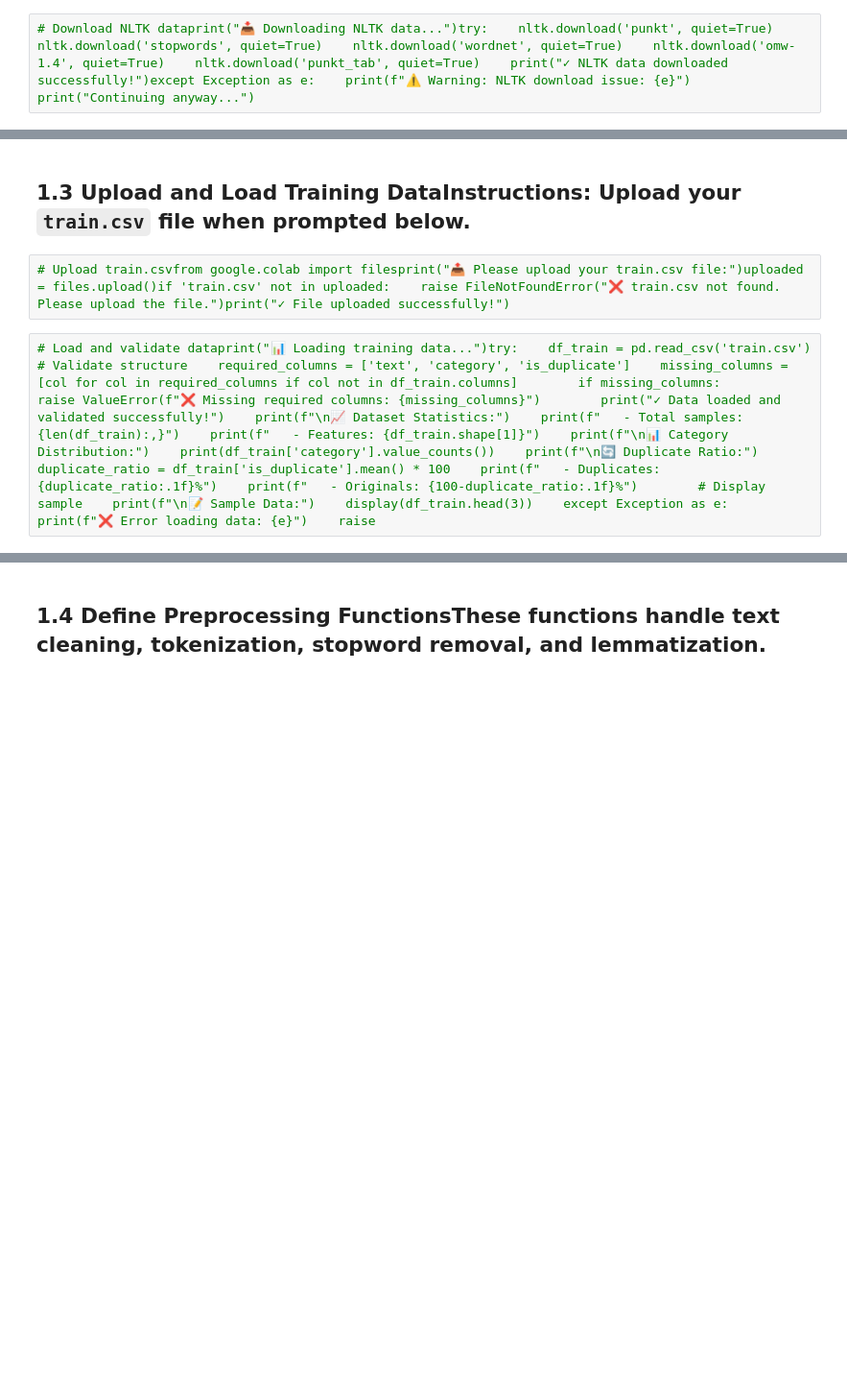
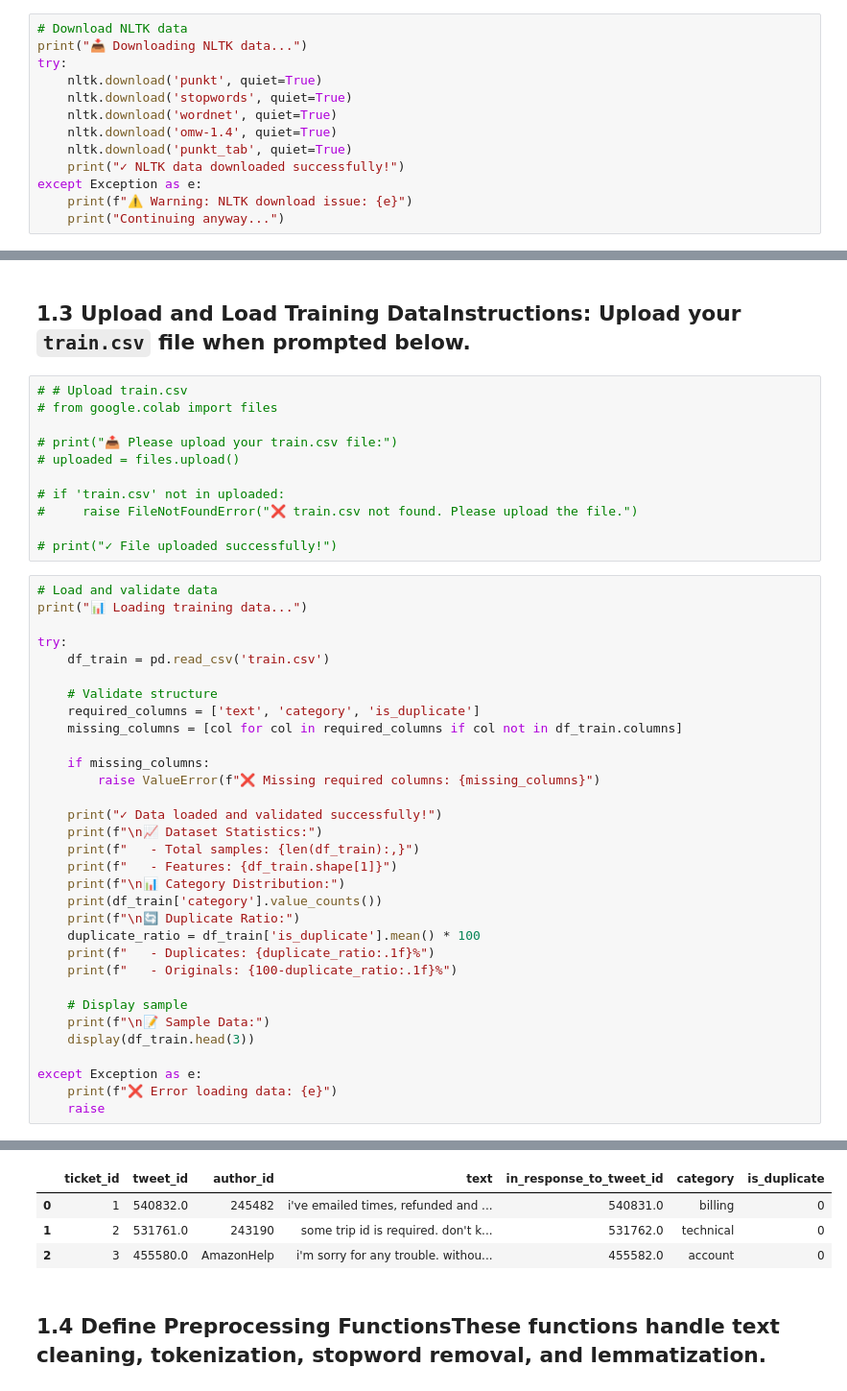
Before and after one commit to POPPz07/Miniprojects, a Jupyter notebook: NLP_DL/notebooks/complete_training_pipeline.ipynb, the cells around one changed output, grey strips where cells are left out. Shown at 96% size. Cells and saved outputs as stored; diff of their text form; blank space fills up the shorter version.

```diff
--- a/NLP_DL/notebooks/complete_training_pipeline.ipynb
+++ b/NLP_DL/notebooks/complete_training_pipeline.ipynb
@@ -13,2 +83,13 @@
 # %%
-# Download NLTK dataprint("📥 Downloading NLTK data...")try:    nltk.download('punkt', quiet=True)    nltk.download('stopwords', quiet=True)    nltk.download('wordnet', quiet=True)    nltk.download('omw-1.4', quiet=True)    nltk.download('punkt_tab', quiet=True)    print("✓ NLTK data downloaded successfully!")except Exception as e:    print(f"⚠️ Warning: NLTK download issue: {e}")    print("Continuing anyway...")
+# Download NLTK data
+print("📥 Downloading NLTK data...")
+try:
+    nltk.download('punkt', quiet=True)
+    nltk.download('stopwords', quiet=True)
+    nltk.download('wordnet', quiet=True)
+    nltk.download('omw-1.4', quiet=True)
+    nltk.download('punkt_tab', quiet=True)
+    print("✓ NLTK data downloaded successfully!")
+except Exception as e:
+    print(f"⚠️ Warning: NLTK download issue: {e}")
+    print("Continuing anyway...")
@@ -17,6 +108,46 @@
 # %% [markdown]
 ## 1.3 Upload and Load Training Data**Instructions:** Upload your `train.csv` file when prompted below.
 # %%
-# Upload train.csvfrom google.colab import filesprint("📤 Please upload your train.csv file:")uploaded = files.upload()if 'train.csv' not in uploaded:    raise FileNotFoundError("❌ train.csv not found. Please upload the file.")print("✓ File uploaded successfully!")
+# # Upload train.csv
+# from google.colab import files
+
+# print("📤 Please upload your train.csv file:")
+# uploaded = files.upload()
+
+# if 'train.csv' not in uploaded:
+#     raise FileNotFoundError("❌ train.csv not found. Please upload the file.")
+
+# print("✓ File uploaded successfully!")
 # %%
-# Load and validate dataprint("📊 Loading training data...")try:    df_train = pd.read_csv('train.csv')        # Validate structure    required_columns = ['text', 'category', 'is_duplicate']    missing_columns = [col for col in required_columns if col not in df_train.columns]        if missing_columns:        raise ValueError(f"❌ Missing required columns: {missing_columns}")        print("✓ Data loaded and validated successfully!")    print(f"\n📈 Dataset Statistics:")    print(f"   - Total samples: {len(df_train):,}")    print(f"   - Features: {df_train.shape[1]}")    print(f"\n📊 Category Distribution:")    print(df_train['category'].value_counts())    print(f"\n🔄 Duplicate Ratio:")    duplicate_ratio = df_train['is_duplicate'].mean() * 100    print(f"   - Duplicates: {duplicate_ratio:.1f}%")    print(f"   - Originals: {100-duplicate_ratio:.1f}%")        # Display sample    print(f"\n📝 Sample Data:")    display(df_train.head(3))    except Exception as e:    print(f"❌ Error loading data: {e}")    raise
+# Load and validate data
+print("📊 Loading training data...")
+
+try:
+    df_train = pd.read_csv('train.csv')
+
+    # Validate structure
+    required_columns = ['text', 'category', 'is_duplicate']
+    missing_columns = [col for col in required_columns if col not in df_train.columns]
+
+    if missing_columns:
+        raise ValueError(f"❌ Missing required columns: {missing_columns}")
+
+    print("✓ Data loaded and validated successfully!")
+    print(f"\n📈 Dataset Statistics:")
+    print(f"   - Total samples: {len(df_train):,}")
+    print(f"   - Features: {df_train.shape[1]}")
+    print(f"\n📊 Category Distribution:")
+    print(df_train['category'].value_counts())
+    print(f"\n🔄 Duplicate Ratio:")
+    duplicate_ratio = df_train['is_duplicate'].mean() * 100
+    print(f"   - Duplicates: {duplicate_ratio:.1f}%")
+    print(f"   - Originals: {100-duplicate_ratio:.1f}%")
+
+    # Display sample
+    print(f"\n📝 Sample Data:")
+    display(df_train.head(3))
+
+except Exception as e:
+    print(f"❌ Error loading data: {e}")
+    raise
+# %% [output]
@@ -23,3 +174,7 @@
+|  | ticket_id | tweet_id | author_id | text | in_response_to_tweet_id | category | is_duplicate |
+| 0 | 1 | 540832.0 | 245482 | i've emailed times, refunded and ... | 540831.0 | billing | 0 |
+| 1 | 2 | 531761.0 | 243190 | some trip id is required. don't k... | 531762.0 | technical | 0 |
+| 2 | 3 | 455580.0 | AmazonHelp | i'm sorry for any trouble. withou... | 455582.0 | account | 0 |
 # %% [markdown]
 ## 1.4 Define Preprocessing FunctionsThese functions handle text cleaning, tokenization, stopword removal, and lemmatization.
 # %%
```
Also changed, not shown: parts of 41 cells of this notebook, 43 other files.
